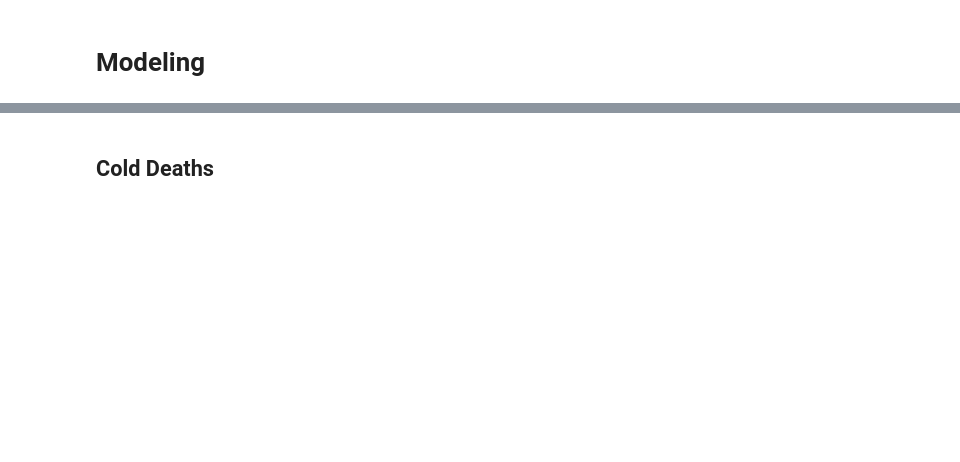
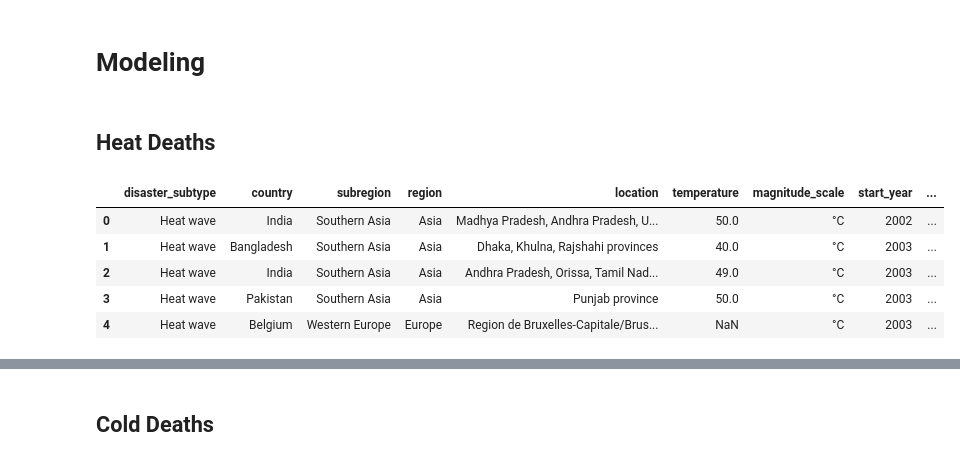
Before and after one commit to erindepree/project4, a Jupyter notebook: code/erin_model.ipynb, the cells around one changed output, grey strips where cells are left out. Saved outputs shown, nothing was run; the diff lists cells and outputs as text; code cells hidden in the pictures; blank space fills up the shorter version.

```diff
--- a/code/erin_model.ipynb
+++ b/code/erin_model.ipynb
@@ -13,3 +13,16 @@ from sklearn.compose import ColumnTransformer
 from sklearn.pipeline import Pipeline
 from sklearn.preprocessing import OneHotEncoder, StandardScaler
 from sklearn.neighbors import KNeighborsRegressor
+# %% [markdown]
+## Heat Deaths
+# %%
+heat_deaths = pd.read_csv('../data/extreme_temp/heat_deaths_reported.csv').drop(columns= ['Unnamed: 0'])
+# %%
+heat_deaths.head()
+# %% [output]
+|  | disaster_subtype | country | subregion | region | location | temperature | magnitude_scale | start_year | ... |
+| 0 | Heat wave | India | Southern Asia | Asia | Madhya Pradesh, Andhra Pradesh, U... | 50.0 | °C | 2002 | ... |
+| 1 | Heat wave | Bangladesh | Southern Asia | Asia | Dhaka, Khulna, Rajshahi provinces | 40.0 | °C | 2003 | ... |
+| 2 | Heat wave | India | Southern Asia | Asia | Andhra Pradesh, Orissa, Tamil Nad... | 49.0 | °C | 2003 | ... |
+| 3 | Heat wave | Pakistan | Southern Asia | Asia | Punjab province | 50.0 | °C | 2003 | ... |
+| 4 | Heat wave | Belgium | Western Europe | Europe | Region de Bruxelles-Capitale/Brus... | NaN | °C | 2003 | ... |
```
Also changed, not shown: parts of 12 cells of this notebook, 2 other files.
